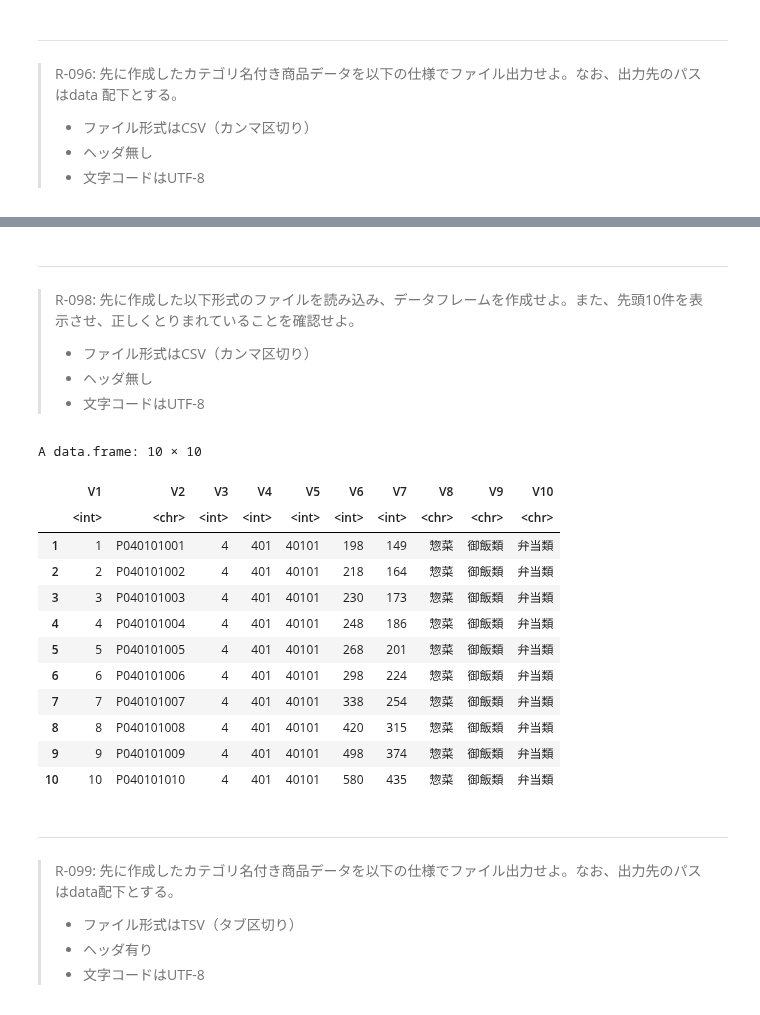
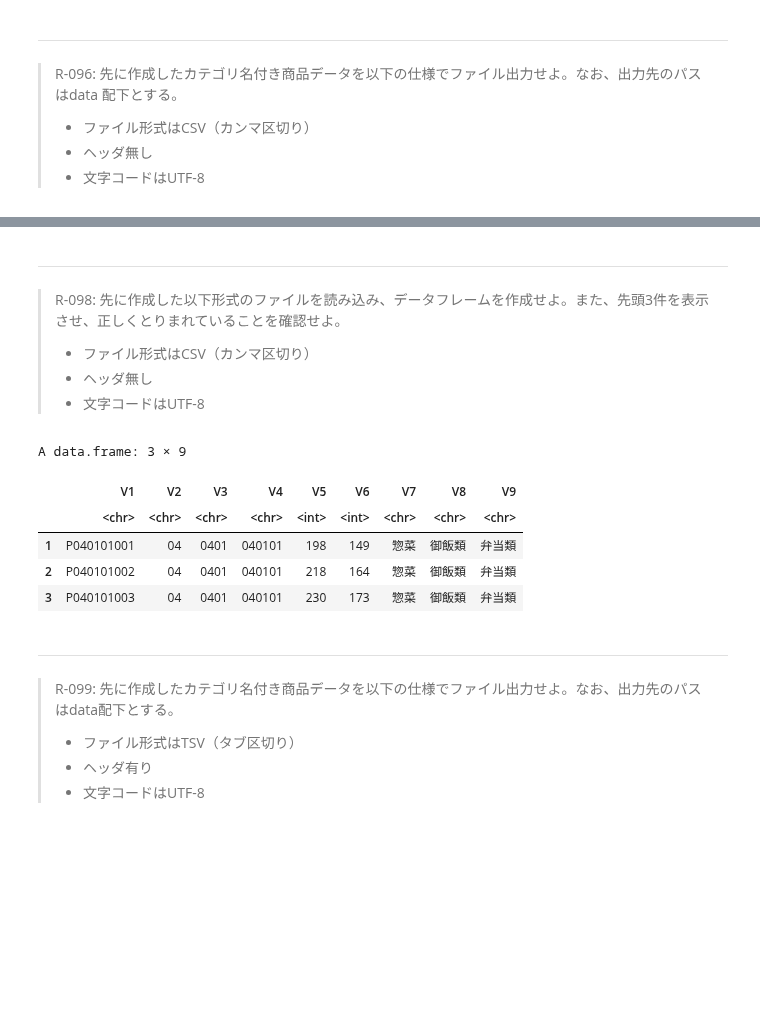
Before and after one commit to The-Japan-DataScientist-Society/100knocks-preprocess, a Jupyter notebook: docker/work/answer/ans_preprocess_knock_R.ipynb, the cells around one changed output, grey strips where cells are left out. Drawn from its saved outputs; the diff is of its cells as text; code cells hidden in the pictures; blank space fills up the shorter version.

```diff
--- a/docker/work/answer/ans_preprocess_knock_R.ipynb
+++ b/docker/work/answer/ans_preprocess_knock_R.ipynb
@@ -2370,27 +2368,22 @@ A data.frame: 10 × 10
 # %% [markdown]
 ---
-> R-098: 先に作成した以下形式のファイルを読み込み、データフレームを作成せよ。また、先頭10件を表示させ、正しくとりまれていることを確認せよ。
+> R-098: 先に作成した以下形式のファイルを読み込み、データフレームを作成せよ。また、先頭3件を表示させ、正しくとりまれていることを確認せよ。
 > - ファイル形式はCSV（カンマ区切り）
 > - ヘッダ無し
 > - 文字コードはUTF-8
 # %%
+c_class <- c(NA, "character", "character", "character", NA, NA, NA, NA, NA)
 df_product_tmp <- read.csv('../data/R_df_product_full_UTF-8_noh.csv',
+                           colClasses = c_class,
                            header=FALSE, fileEncoding="UTF-8")
-head(df_product_tmp, 10)
+head(df_product_tmp, 3)
 # %% [output]
-A data.frame: 10 × 10
+A data.frame: 3 × 9
-|  | V1 | V2 | V3 | V4 | V5 | V6 | V7 | V8 | V9 | V10 |
-|  | <int> | <chr> | <int> | <int> | <int> | <int> | <int> | <chr> | <chr> | <chr> |
-| 1 | 1 | P040101001 | 4 | 401 | 40101 | 198 | 149 | 惣菜 | 御飯類 | 弁当類 |
-| 2 | 2 | P040101002 | 4 | 401 | 40101 | 218 | 164 | 惣菜 | 御飯類 | 弁当類 |
-| 3 | 3 | P040101003 | 4 | 401 | 40101 | 230 | 173 | 惣菜 | 御飯類 | 弁当類 |
-| 4 | 4 | P040101004 | 4 | 401 | 40101 | 248 | 186 | 惣菜 | 御飯類 | 弁当類 |
-| 5 | 5 | P040101005 | 4 | 401 | 40101 | 268 | 201 | 惣菜 | 御飯類 | 弁当類 |
-| 6 | 6 | P040101006 | 4 | 401 | 40101 | 298 | 224 | 惣菜 | 御飯類 | 弁当類 |
-| 7 | 7 | P040101007 | 4 | 401 | 40101 | 338 | 254 | 惣菜 | 御飯類 | 弁当類 |
-| 8 | 8 | P040101008 | 4 | 401 | 40101 | 420 | 315 | 惣菜 | 御飯類 | 弁当類 |
-| 9 | 9 | P040101009 | 4 | 401 | 40101 | 498 | 374 | 惣菜 | 御飯類 | 弁当類 |
-| 10 | 10 | P040101010 | 4 | 401 | 40101 | 580 | 435 | 惣菜 | 御飯類 | 弁当類 |
+|  | V1 | V2 | V3 | V4 | V5 | V6 | V7 | V8 | V9 |
+|  | <chr> | <chr> | <chr> | <chr> | <int> | <int> | <chr> | <chr> | <chr> |
+| 1 | P040101001 | 04 | 0401 | 040101 | 198 | 149 | 惣菜 | 御飯類 | 弁当類 |
+| 2 | P040101002 | 04 | 0401 | 040101 | 218 | 164 | 惣菜 | 御飯類 | 弁当類 |
+| 3 | P040101003 | 04 | 0401 | 040101 | 230 | 173 | 惣菜 | 御飯類 | 弁当類 |
 # %% [markdown]
 ---
 > R-099: 先に作成したカテゴリ名付き商品データを以下の仕様でファイル出力せよ。なお、出力先のパスはdata配下とする。
```
Also changed, not shown: parts of 8 cells of this notebook, 6 other files.
